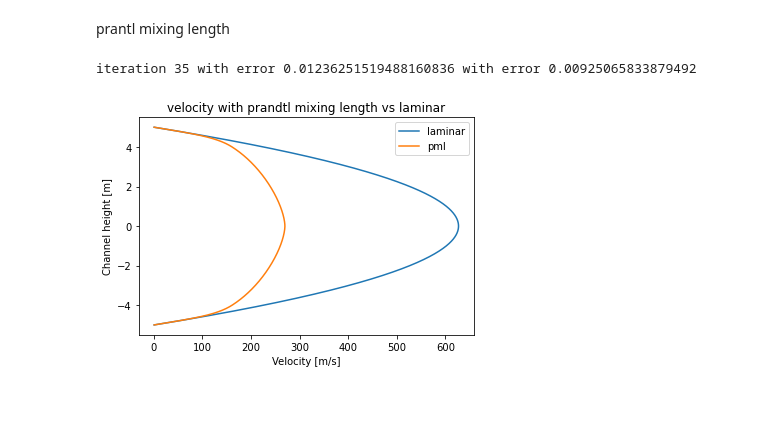
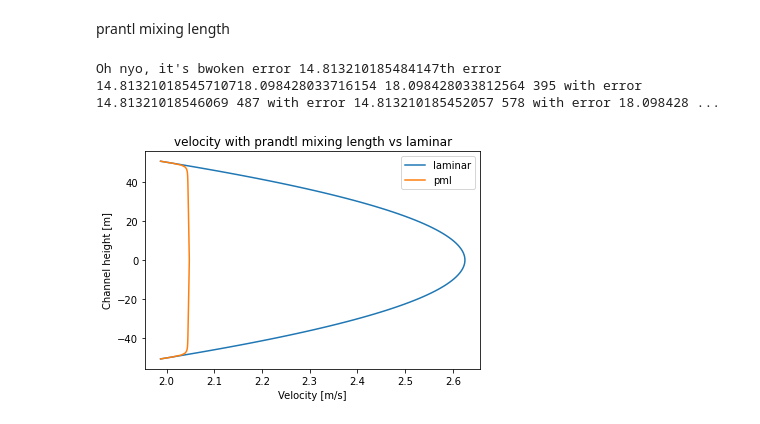
Before and after one commit to Toothpastefairy/comp_multphase_flow, a Jupyter notebook: tasks.ipynb, the cells around one changed output. Drawn from its saved outputs; the diff is of its cells as text; code cells hidden in the pictures.

```diff
--- a/tasks.ipynb
+++ b/tasks.ipynb
@@ -7,16 +7,19 @@ import scipy.sparse.linalg as la
 from scipy.special import lambertw
 # %%
 # Define the grid
-Ny = 1000
-y_end = 10
+Ny = 100
+y_end = 100
 
 # Define flow parameters
-rho = 1
+rho = 1000
 mu_0 = 1
-pressure_difference = 1
-pressure_boundary = [4, 4]
+pressure_difference = 1 * mu_0 / rho
+pressure_boundary = np.array([4, 4]) * mu_0 / rho
 boundary_condition = [1, 1]
 
-
+# Set the system up
 system = mf.Multiflow(Ny, y_end, rho, pressure_difference ,pressure_boundary, boundary_condition, mu_0)
 mu = system.calc_mu(mu_0)
+velocity_laminar = system.simulate(mu)
+plt.plot(velocity_laminar[1:-1], system.y[1:-1])
+plt.show()
@@ -64,8 +70,6 @@ prescribed shear stress at wall
 prantl mixing length
 # %%
 argument_type = "Spalding"
-mu = system.calc_mu(mu_0)
-velocity_laminar = system.simulate(mu)
 
 velocity_new = velocity_laminar
 
@@ -74,34 +78,34 @@ eps = 0.01
 error = 1
 i = 0
 
 # Looping till solution converges
 while error > eps:
     velocity = velocity_new
 
     # Calculate new effective viscosity
     mu_Prandtl = system.calc_mu_Prandtl(velocity, argument_type)
 
     # Calculate ensuing velocity
     velocity_new = system.simulate(mu_Prandtl)
 
     error = np.sum(np.abs((velocity_new - velocity) / velocity))
     i+=1
     print("iteration", i, "with error", error, end='\r')
 
     if i > 2000:
         print("Oh nyo, it's bwoken")
         break
 
 velocity_turbulent = velocity_new
 mu_turbulent = mu_Prandtl
 
-plt.plot(velocity_laminar,system.y, label="laminar")
-plt.plot(velocity_new,system.y, label="pml")
+plt.plot(velocity_laminar, system.y, label="laminar")
+plt.plot(velocity_new, system.y, label="pml")
 plt.title("velocity with prandtl mixing length vs laminar")
 plt.xlabel('Velocity [m/s]')
 plt.ylabel('Channel height [m]')
 plt.legend()
 plt.show()
 # %% [output]
-iteration 35 with error 0.01236251519488160836 with error 0.00925065833879492
+Oh nyo, it's bwoken error 14.813210185484147th error 14.81321018545710718.098428033716154 18.098428033812564 395 with error 14.81321018546069 487 with error 14.813210185452057 578 with error 18.098428 ...
-[figure, old version]
+[figure, new version]
```
Also changed, not shown: parts of 7 cells of this notebook, 1 other file.
